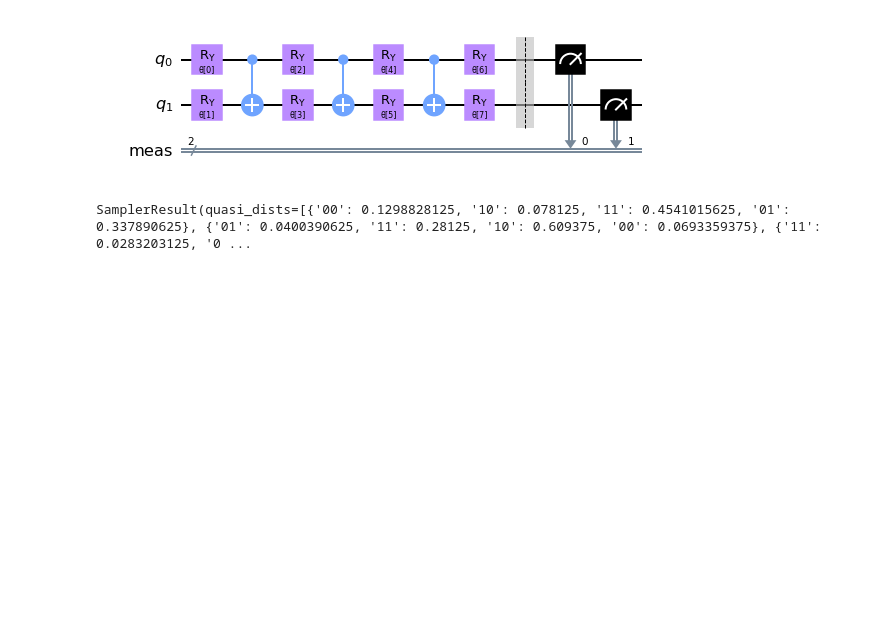
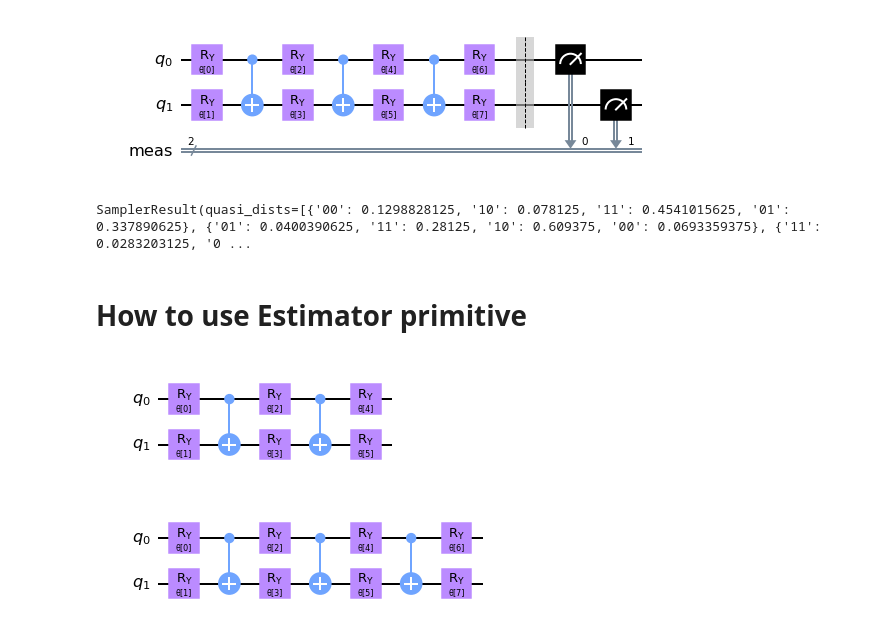
Before and after one commit to HuangJunye/presentations, a Jupyter notebook: 2022-05-24 Qiskit Runtime Talk/Qiskit Runtime talk.ipynb, the cells around one changed output. Saved outputs shown, nothing was run; the diff lists cells and outputs as text; code cells hidden in the pictures; blank space fills up the shorter version.

Commit message:
Add getting started with estimator

```diff
--- a/2022-05-24 Qiskit Runtime Talk/Qiskit Runtime talk.ipynb
+++ b/2022-05-24 Qiskit Runtime Talk/Qiskit Runtime talk.ipynb
@@ -171,3 +157,20 @@ with Sampler(circuits=[pqc, pqc2], service=service, options={ "backend": "ibmq_q
     print(result)
 # %% [output]
 SamplerResult(quasi_dists=[{'00': 0.1298828125, '10': 0.078125, '11': 0.4541015625, '01': 0.337890625}, {'01': 0.0400390625, '11': 0.28125, '10': 0.609375, '00': 0.0693359375}, {'11': 0.0283203125, '0 ...
+# %% [markdown]
+# How to use Estimator primitive
+# %%
+from qiskit.quantum_info import SparsePauliOp
+
+psi1 = RealAmplitudes(num_qubits=2, reps=2)
+psi2 = RealAmplitudes(num_qubits=2, reps=3)
+
+H1 = SparsePauliOp.from_list([("II", 1), ("IZ", 2), ("XI", 3)])
+H2 = SparsePauliOp.from_list([("IZ", 1)])
+H3 = SparsePauliOp.from_list([("ZI", 1), ("ZZ", 1)])
+
+display(psi1.decompose().draw())
+display(psi2.decompose().draw())
+# %% [output]
+[figure, added]
+[figure, added]
```
Also changed, not shown: parts of 10 cells of this notebook.
